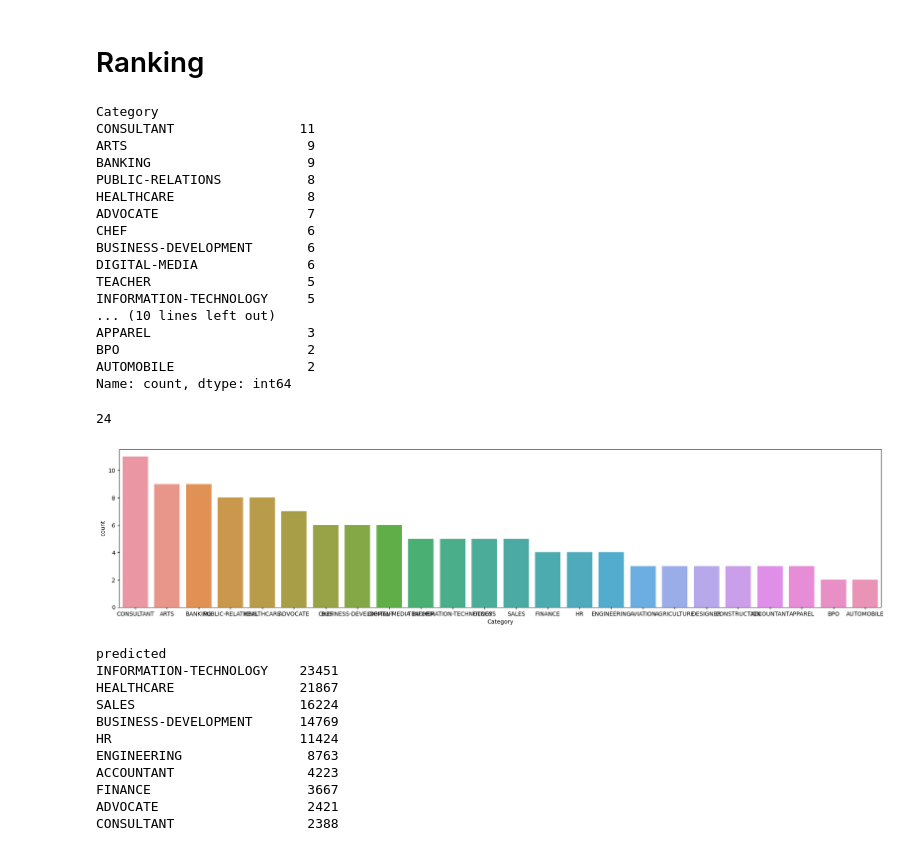
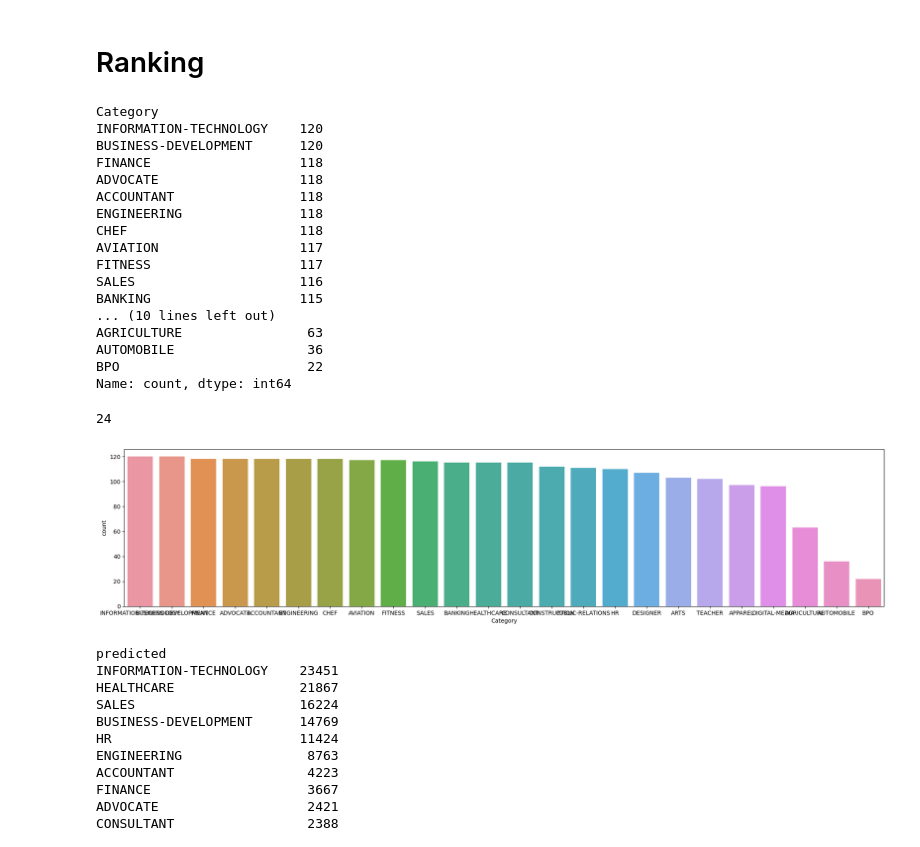
Before and after one commit to Peggy1210/SI650-final-project, a Jupyter notebook: IRsys.ipynb, the cells around one changed output. Drawn from its saved outputs; the diff is of its cells as text; code cells hidden in the pictures.

```diff
--- a/IRsys.ipynb
+++ b/IRsys.ipynb
@@ -104,6 +76,9 @@ testing_resume_data.to_csv("data/testing.csv")
 # %%
 # importlib.reload(sys.modules['relevance'])
 from relevance import run_relevance_tests
-postings_category_filename = "data/predicted_postings.csv.gz"
-resume_category_filename = "data/testing.csv"
+postings_filename = "data/predicted_postings.csv.gz"
 job_category_filename = "data/job_categories.json"
+resume_data_filename = "data/resume_data.csv"
+training_filename = "data/train_rel_temp.csv"
+testing_filename = "data/test_rel_temp.csv"
+embeddings_filename = "data/description_embeddings.all-MiniLM-L6-v2.npy"
@@ -113,24 +85,24 @@ job_category_filename = "data/job_categories.json"
 # %%
-testing_resume_data = pd.read_csv(resume_category_filename)
+testing_resume_data = pd.read_csv(resume_data_filename)
 testing_cat_cnt = testing_resume_data["Category"].value_counts()
 testing_cat_cnt
 # %% [output]
 Category
-CONSULTANT                11
-ARTS                       9
-BANKING                    9
-PUBLIC-RELATIONS           8
-HEALTHCARE                 8
-ADVOCATE                   7
-CHEF                       6
-BUSINESS-DEVELOPMENT       6
-DIGITAL-MEDIA              6
-TEACHER                    5
-INFORMATION-TECHNOLOGY     5
+INFORMATION-TECHNOLOGY    120
+BUSINESS-DEVELOPMENT      120
+FINANCE                   118
+ADVOCATE                  118
+ACCOUNTANT                118
+ENGINEERING               118
+CHEF                      118
+AVIATION                  117
+FITNESS                   117
+SALES                     116
+BANKING                   115
 ... (10 lines left out)
-APPAREL                    3
-BPO                        2
-AUTOMOBILE                 2
+AGRICULTURE                63
+AUTOMOBILE                 36
+BPO                        22
 Name: count, dtype: int64
 # %%
 len(testing_cat_cnt)
@@ -139,8 +111,8 @@ len(testing_cat_cnt)
 # %%
 plt.figure(figsize=(24,5))
 testing_cat_cnt = pd.DataFrame(testing_cat_cnt).reset_index().rename(columns={"index": "value", 0: "count"})
 sns.barplot(x='Category', y='count', data=testing_cat_cnt)
-plt.save(FIG_PATH + "testing_categories.csv")
+plt.savefig(FIG_PATH + "testing_categories.png")
 # %% [output]
-[figure, old version]
+[figure, new version]
 # %%
```
Also changed, not shown: parts of 38 cells of this notebook, 4 other files.
